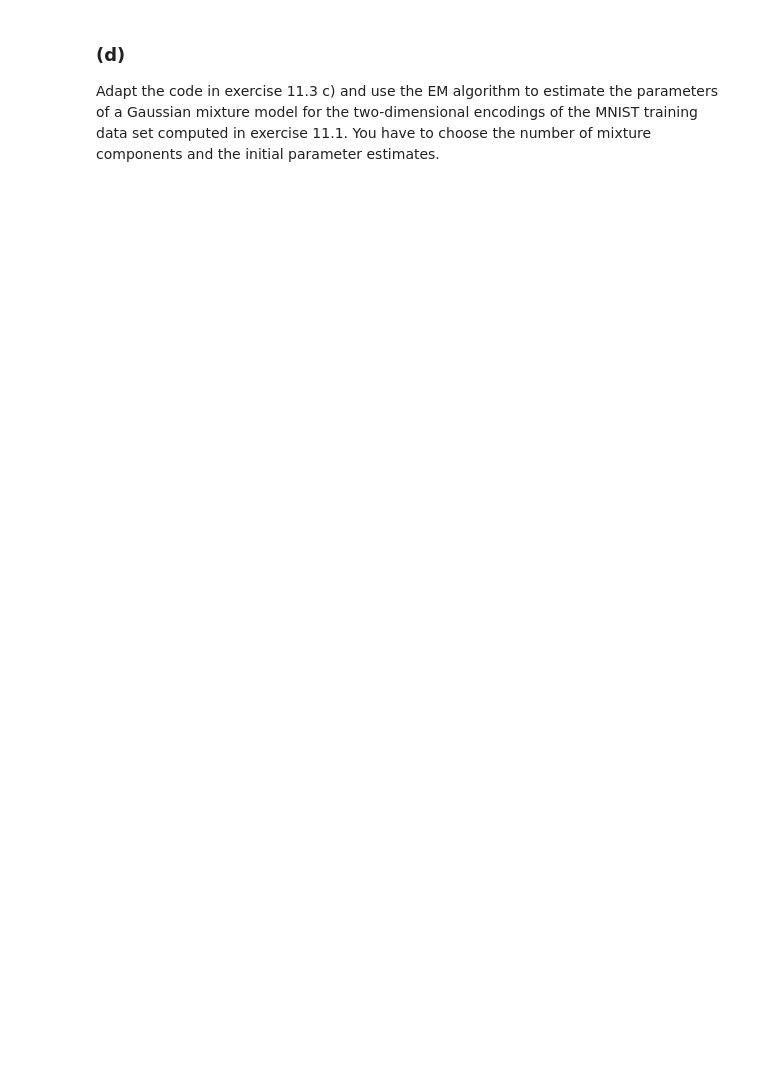
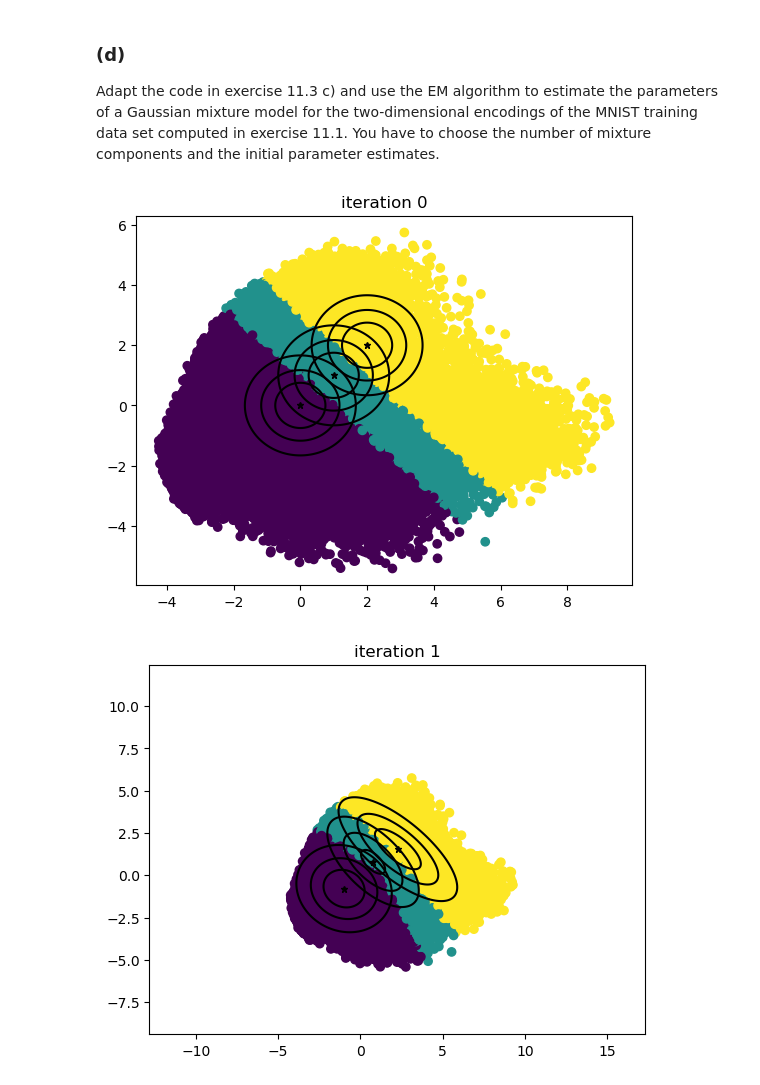
Before and after one commit to emiresenov/APML, a Jupyter notebook: Session11.ipynb, the cells around one changed output. Saved outputs shown, nothing was run; the diff lists cells and outputs as text; code cells hidden in the pictures; blank space fills up the shorter version.

```diff
--- a/Session11.ipynb
+++ b/Session11.ipynb
@@ -335,6 +364,13 @@ and outputs a matrix of the likelihood of each data point for each mixture compo
 I.e., in the example here the function should return a atrix of size $2 \times 300$.
 
 This computation corresponds to the expectation step in the EM algorithm.
+# %%
+def e_step(X, weights, components):
+    unnormalized_logprobs = [
+        np.log(w) + component.logpdf(X) for w, component in zip(weights, components)
+    ]
+    probs_matrix = softmax(np.vstack(unnormalized_logprobs), axis=0)
+    return probs_matrix
 # %% [markdown]
 Based on the output of `e_step` we can estimate to which mixture component a data point seems to belong.
 # %%
@@ -362,6 +400,22 @@ and outputs the updated parameter estimates of the Gaussian mixture model, i.e.,
 - the mixture components (a list of two [`multivariate_normal`](https://docs.scipy.org/doc/scipy/reference/generated/scipy.stats.multivariate_normal.html) distributions in the model above).
 
 *Hint:* The formulas for the updated parameter estimates can be found in eq. 10.16 in http://smlbook.org/.
+# %%
+def m_step(X, probs):
+
+    sum_probs = probs.sum(axis=1)
+
+    weights = sum_probs / probs.shape[1]
+    mus = (probs @ X) / sum_probs[:, None]
+    centeredX = X - mus[:, None, :]
+    probs_centeredX = probs[..., None] * centeredX
+    covs = (probs_centeredX.transpose(0,2,1) @ centeredX) / sum_probs[:, None, None]
+
+    components = [
+        multivariate_normal(mean=mu, cov=cov) for mu, cov in zip(mus, covs)
+    ]
+
+    return weights, components
 # %% [markdown]
 We can perform a sanity check:
 # %%
@@ -417,3 +492,27 @@ for i in range(3):
 ### (d)
 
 Adapt the code in exercise 11.3 c) and use the EM algorithm to estimate the parameters of a Gaussian mixture model for the two-dimensional encodings of the MNIST training data set computed in exercise 11.1. You have to choose the number of mixture components and the initial parameter estimates.
+# %%
+# initial parameter estimates
+m = 3
+components_estimated = [multivariate_normal(mean=[i,i], cov=np.eye(2)) for i in range(m)]
+weights_estimated = [1 / m for _ in range(m)]
+
+for i in range(5):
+    # expectation step
+    probs = e_step(train_encodings, weights_estimated, components_estimated)
+    belong_to = probs.argmax(axis=0)
+
+    # plot estimates
+    plt.figure()
+    plt.scatter(train_encodings[:, 0], train_encodings[:, 1], c=belong_to)
+    for c in components_estimated:
+        plot_2dnormal(c, color='black')
+    plt.title(f"iteration {i}")
+    plt.show()
+
+    # maximization step
+    weights_estimated, components_estimated = m_step(train_encodings, probs)
+# %% [output]
+[figure, added]
+[figure, added]
```
Also changed, not shown: parts of 13 cells of this notebook.
